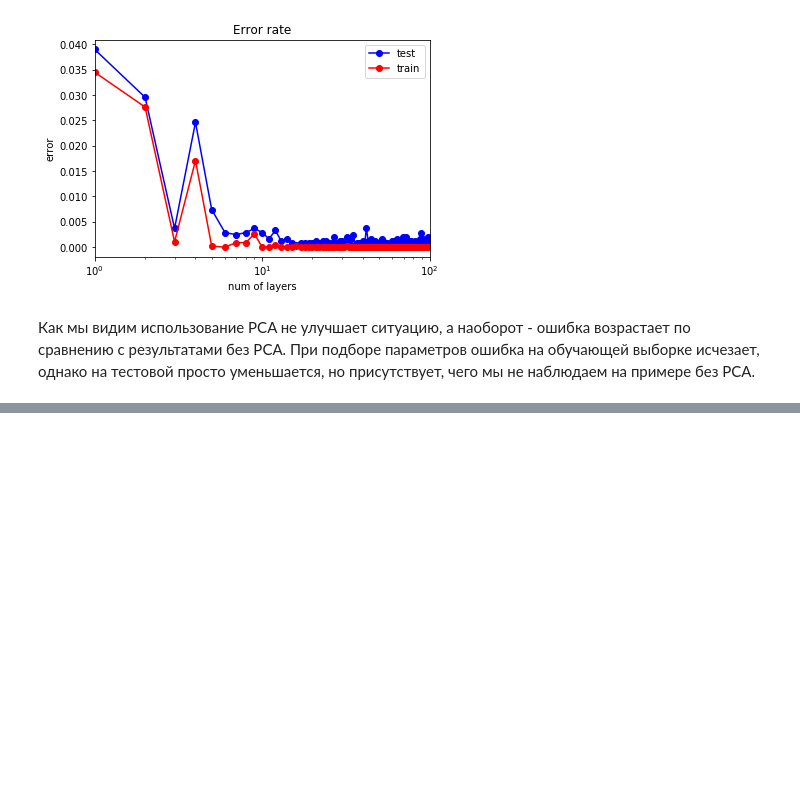
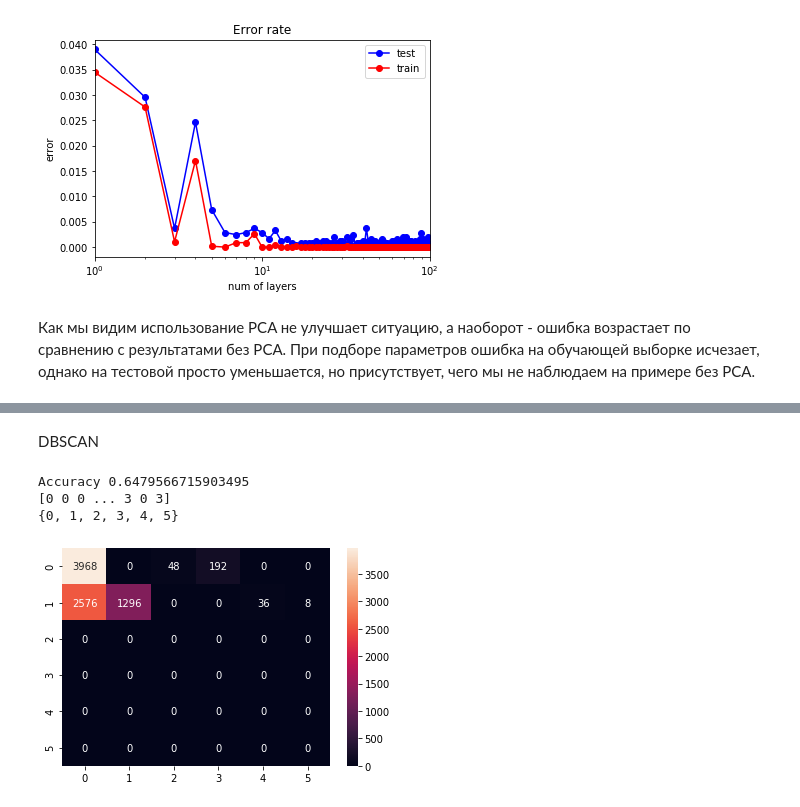
Before and after one commit to MashaSS/Machine_learning, a Jupyter notebook: Machine_learning_lab1.ipynb, the cells around one changed output, grey strips where cells are left out. Drawn from its saved outputs; the diff is of its cells as text; code cells hidden in the pictures; blank space fills up the shorter version.

```diff
--- a/Machine_learning_lab1.ipynb
+++ b/Machine_learning_lab1.ipynb
@@ -646,0 +759,15 @@ pass
+# %% [markdown]
+DBSCAN
+# %%
+model = DBSCAN(eps=3, min_samples=6)
+model.fit(x)
+print("Accuracy {}".format(sum(model.labels_ == y)/len(y)))
+heatmap(confusion_matrix(y, model.labels_), annot=True, fmt="d")
+print(model.labels_)
+print(set(model.labels_))
+pass
+# %% [output]
+Accuracy 0.6479566715903495
+[0 0 0 ... 3 0 3]
+{0, 1, 2, 3, 4, 5}
+[figure, added]
```
Also changed, not shown: parts of 23 cells of this notebook.
